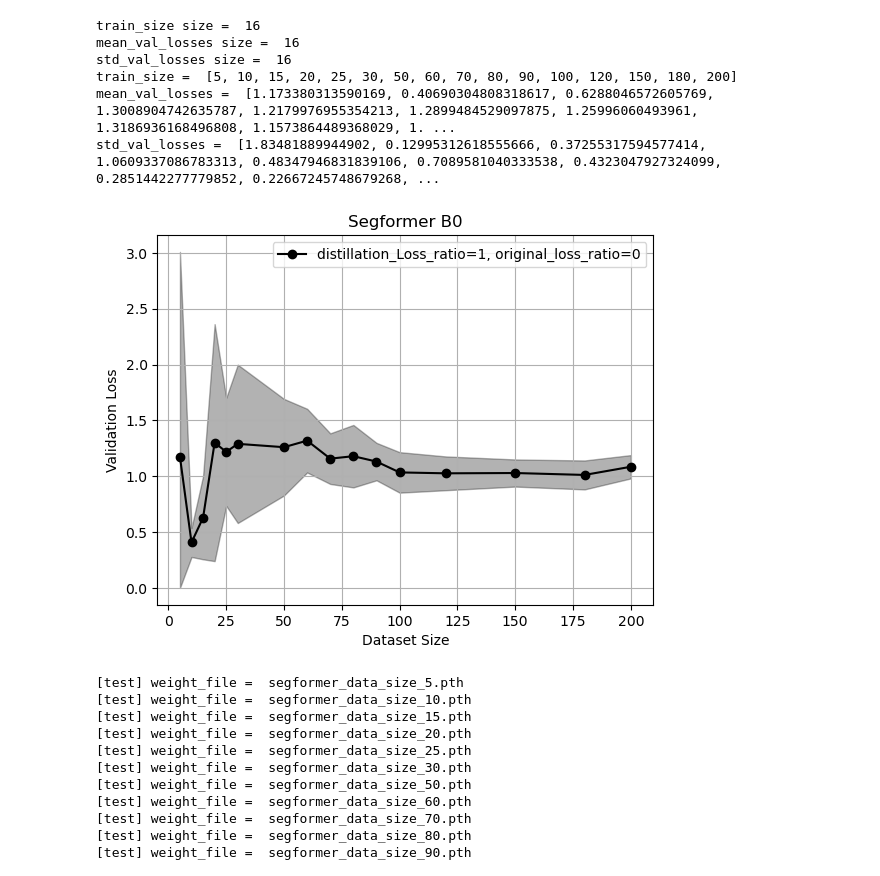
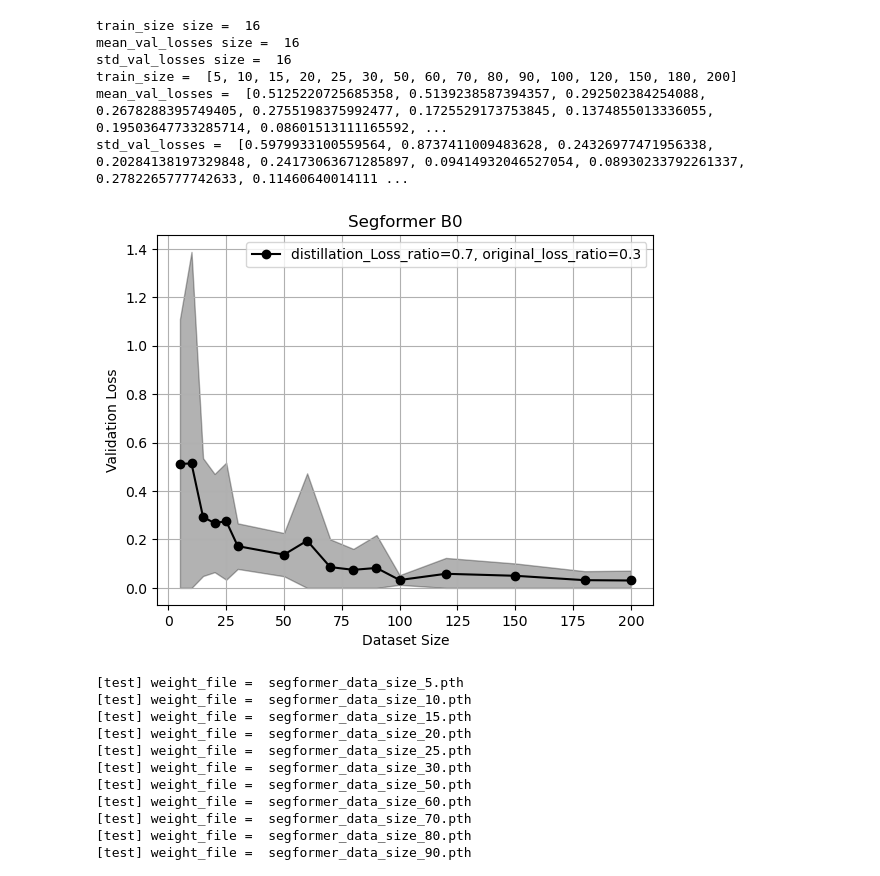
Before and after one commit to Eat-Apple-Again/RipplesDetection, a Jupyter notebook: KD_segformer_0409_num1.ipynb, the cells around one changed output. Cells and saved outputs as stored; diff of their text form; code cells hidden in the pictures.

```diff
--- a/KD_segformer_0409_num1.ipynb
+++ b/KD_segformer_0409_num1.ipynb
@@ -340,7 +340,7 @@ for train_size in train_sizes:
         train_loader = DataLoader(train_subset, batch_size=1, shuffle=False)
         val_loader = DataLoader(val_subset, batch_size=1, shuffle=False)
         # train
-        teacher_ratio = 1
+        teacher_ratio = 0.7
         temperature = 5
         lc = train(model_segformer, model_sam, processor_sam, train_loader, val_loader, train_size, True, teacher_ratio, temperature)
 
@@ -376,29 +376,29 @@ Wall time: 10h 15min 28s
 # %%
 print("train_size size = ", np.array(train_sizes).size)
 print("mean_val_losses size = ", np.array(mean_val_losses).size)
 print("std_val_losses size = ", np.array(std_val_losses).size)
 print("train_size = ", train_sizes)
 print("mean_val_losses = ", mean_val_losses)
 print("std_val_losses = ", std_val_losses)
 
 plt.figure()
-plt.plot(train_sizes, mean_val_losses, marker='o', color='black', label=f'distillation_Loss_ratio={teacher_ratio}, original_loss_ratio={1-teacher_ratio}')
+plt.plot(train_sizes, mean_val_losses, marker='o', color='black', label=f'distillation_Loss_ratio={teacher_ratio}, original_loss_ratio={round(1-teacher_ratio, 2)}')
 plt.fill_between(train_sizes, np.maximum(0, np.array(mean_val_losses) - np.array(std_val_losses)),
                  np.array(mean_val_losses) + np.array(std_val_losses), color='black', alpha=0.3)
 plt.title('Segformer B0')
 plt.xlabel('Dataset Size')
 plt.ylabel('Validation Loss')
 plt.grid(True)
 plt.legend()
 plt.show()
 # %% [output]
 train_size size =  16
 mean_val_losses size =  16
 std_val_losses size =  16
 train_size =  [5, 10, 15, 20, 25, 30, 50, 60, 70, 80, 90, 100, 120, 150, 180, 200]
-mean_val_losses =  [1.173380313590169, 0.40690304808318617, 0.6288046572605769, 1.3008904742635787, 1.2179976955354213, 1.2899484529097875, 1.25996060493961, 1.3186936168496808, 1.1573864489368029, 1. ...
-std_val_losses =  [1.83481889944902, 0.12995312618555666, 0.37255317594577414, 1.0609337086783313, 0.48347946831839106, 0.7089581040333538, 0.4323047927324099, 0.2851442277779852, 0.22667245748679268, ...
+mean_val_losses =  [0.5125220725685358, 0.5139238587394357, 0.292502384254088, 0.2678288395749405, 0.2755198375992477, 0.1725529173753845, 0.1374855013336055, 0.19503647733285714, 0.08601513111165592, ...
+std_val_losses =  [0.5979933100559564, 0.8737411009483628, 0.24326977471956338, 0.20284138197329848, 0.24173063671285897, 0.09414932046527054, 0.08930233792261337, 0.2782265777742633, 0.11460640014111 ...
-[figure, old version]
+[figure, new version]
 # %%
 def test_model_and_visualize(model, image_processor, test_loader, num_visualizations=5):
     device = torch.device("cuda" if torch.cuda.is_available() else "cpu")
```
Also changed, not shown: parts of 4 cells of this notebook.
